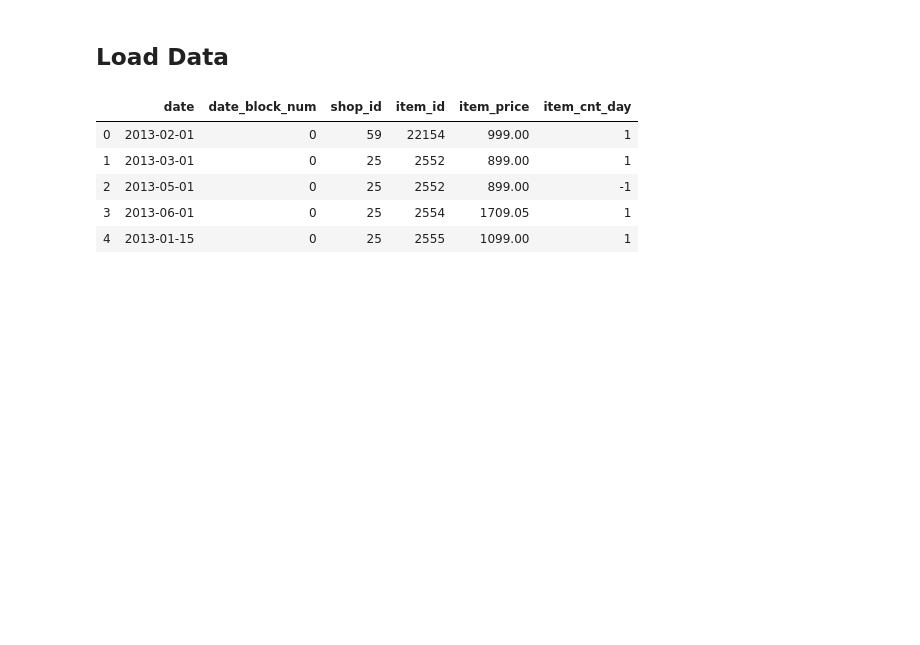
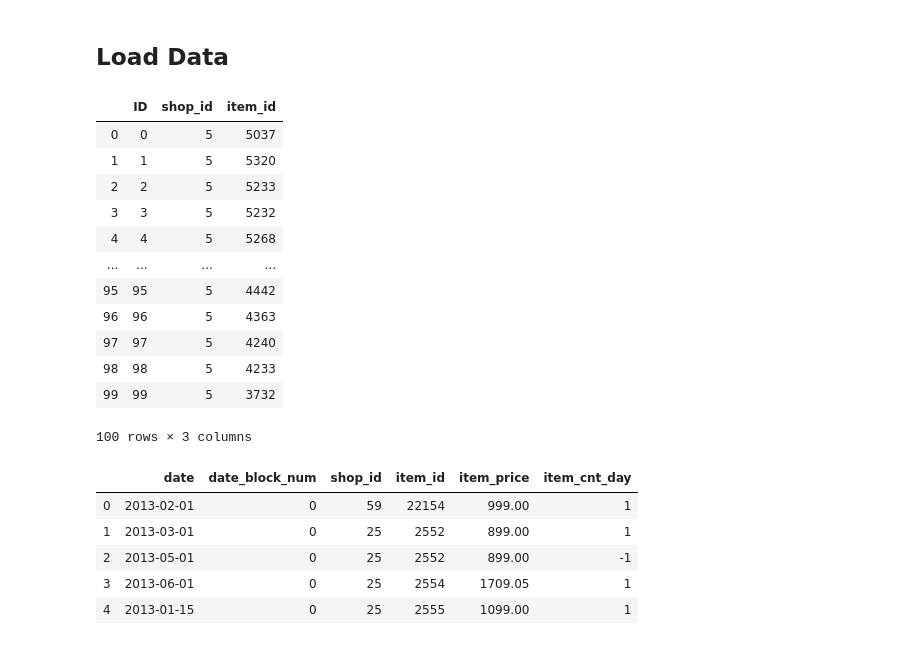
Before and after one commit to celikhanozkan/SalesPrediction, a Jupyter notebook: SalesPrediction.ipynb, the cells around one changed output. Drawn from its saved outputs; the diff is of its cells as text; code cells hidden in the pictures; blank space fills up the shorter version.

```diff
--- a/SalesPrediction.ipynb
+++ b/SalesPrediction.ipynb
@@ -37,6 +37,22 @@ items = pd.read_csv('dataset/items.csv',
 item_categories = pd.read_csv('dataset/item_categories.csv',
                         dtype={'item_category_name': 'str', 'item_category_id': 'int32'})
 shops = pd.read_csv('dataset/shops.csv', dtype={'shop_name': 'str', 'shop_id': 'int32'})
+# %%
+test.head(100)
+# %% [output]
+|  | ID | shop_id | item_id |
+| 0 | 0 | 5 | 5037 |
+| 1 | 1 | 5 | 5320 |
+| 2 | 2 | 5 | 5233 |
+| 3 | 3 | 5 | 5232 |
+| 4 | 4 | 5 | 5268 |
+| ... | ... | ... | ... |
+| 95 | 95 | 5 | 4442 |
+| 96 | 96 | 5 | 4363 |
+| 97 | 97 | 5 | 4240 |
+| 98 | 98 | 5 | 4233 |
+| 99 | 99 | 5 | 3732 |
+100 rows × 3 columns
 # %%
 sales.head()
 # %% [output]
```
Also changed, not shown: parts of 2 cells of this notebook.
